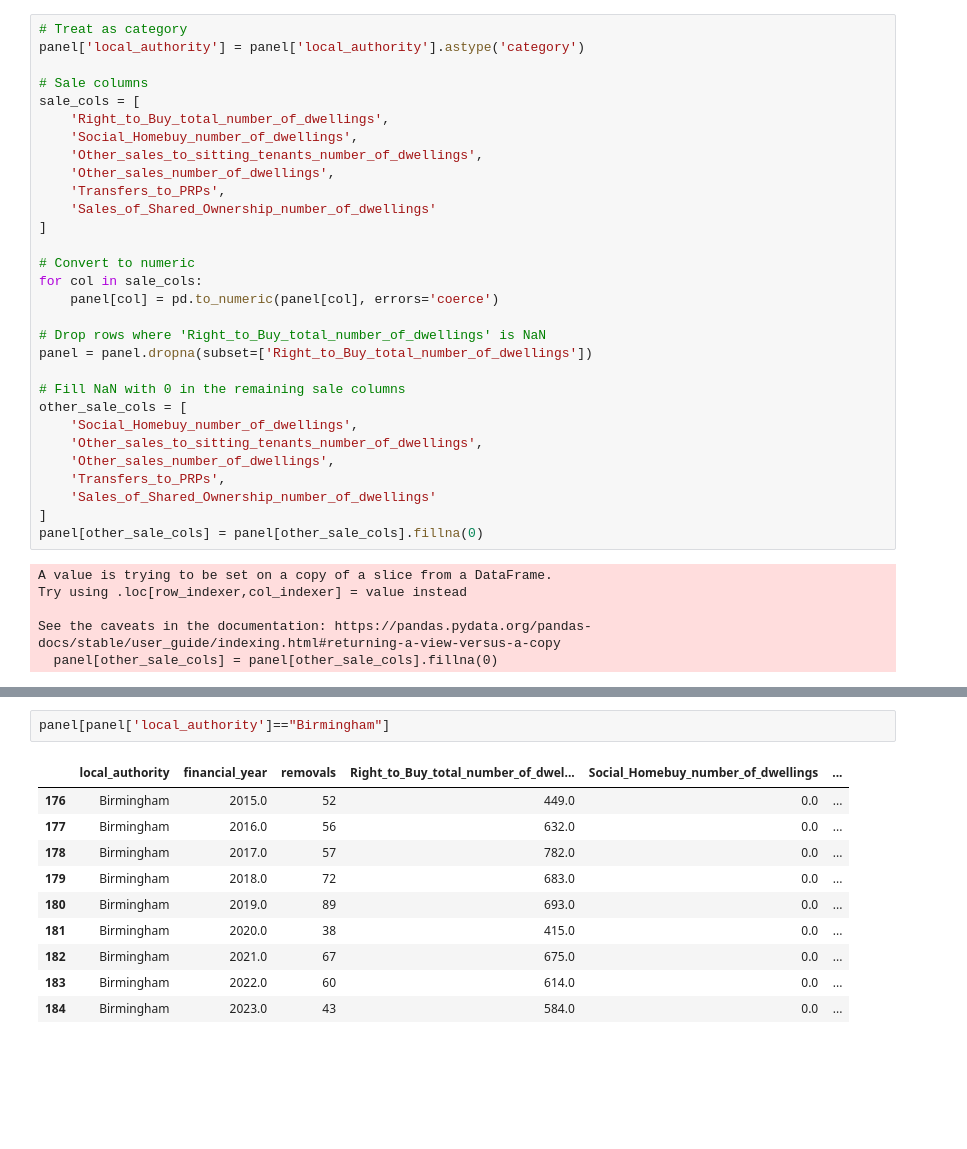
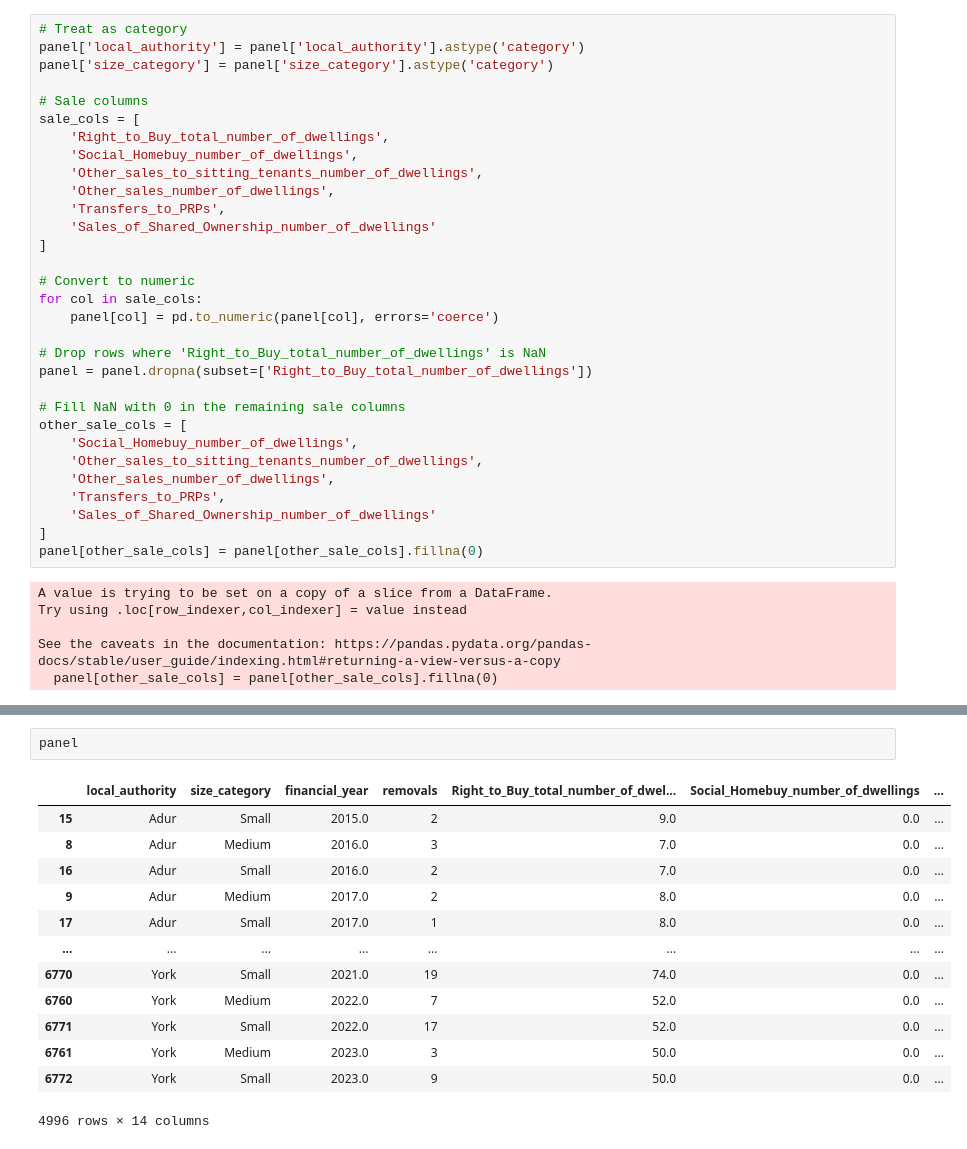
Before and after one commit to crystalyu917/The-Impact-of-Local-Council-Asset-Sales-on-Charity-Survival-in-England, a Jupyter notebook: src/analysis/06.07.2025.ipynb, the cells around one changed output, grey strips where cells are left out. Saved outputs shown, nothing was run; the diff lists cells and outputs as text; blank space fills up the shorter version.

```diff
--- a/src/analysis/06.07.2025.ipynb
+++ b/src/analysis/06.07.2025.ipynb
@@ -47,6 +47,7 @@ panel
 # %%
 # Treat as category
 panel['local_authority'] = panel['local_authority'].astype('category')
+panel['size_category'] = panel['size_category'].astype('category')
 
 # Sale columns
 sale_cols = [
@@ -118,16 +114,19 @@ See the caveats in the documentation: https://pandas.pydata.org/pandas-docs/stab
-# %%
-panel[panel['local_authority']=="Birmingham"]
-# %% [output]
-|  | local_authority | financial_year | removals | Right_to_Buy_total_number_of_dwel... | Social_Homebuy_number_of_dwellings | ... |
-| 176 | Birmingham | 2015.0 | 52 | 449.0 | 0.0 | ... |
-| 177 | Birmingham | 2016.0 | 56 | 632.0 | 0.0 | ... |
-| 178 | Birmingham | 2017.0 | 57 | 782.0 | 0.0 | ... |
-| 179 | Birmingham | 2018.0 | 72 | 683.0 | 0.0 | ... |
-| 180 | Birmingham | 2019.0 | 89 | 693.0 | 0.0 | ... |
-| 181 | Birmingham | 2020.0 | 38 | 415.0 | 0.0 | ... |
-| 182 | Birmingham | 2021.0 | 67 | 675.0 | 0.0 | ... |
-| 183 | Birmingham | 2022.0 | 60 | 614.0 | 0.0 | ... |
-| 184 | Birmingham | 2023.0 | 43 | 584.0 | 0.0 | ... |
+# %%
+panel
+# %% [output]
+|  | local_authority | size_category | financial_year | removals | Right_to_Buy_total_number_of_dwel... | Social_Homebuy_number_of_dwellings | ... |
+| 15 | Adur | Small | 2015.0 | 2 | 9.0 | 0.0 | ... |
+| 8 | Adur | Medium | 2016.0 | 3 | 7.0 | 0.0 | ... |
+| 16 | Adur | Small | 2016.0 | 2 | 7.0 | 0.0 | ... |
+| 9 | Adur | Medium | 2017.0 | 2 | 8.0 | 0.0 | ... |
+| 17 | Adur | Small | 2017.0 | 1 | 8.0 | 0.0 | ... |
+| ... | ... | ... | ... | ... | ... | ... | ... |
+| 6770 | York | Small | 2021.0 | 19 | 74.0 | 0.0 | ... |
+| 6760 | York | Medium | 2022.0 | 7 | 52.0 | 0.0 | ... |
+| 6771 | York | Small | 2022.0 | 17 | 52.0 | 0.0 | ... |
+| 6761 | York | Medium | 2023.0 | 3 | 50.0 | 0.0 | ... |
+| 6772 | York | Small | 2023.0 | 9 | 50.0 | 0.0 | ... |
+4996 rows × 14 columns
 # %%
 panel = panel.sort_values(['local_authority', 'financial_year'])
 
```
Also changed, not shown: parts of 4 cells of this notebook.
